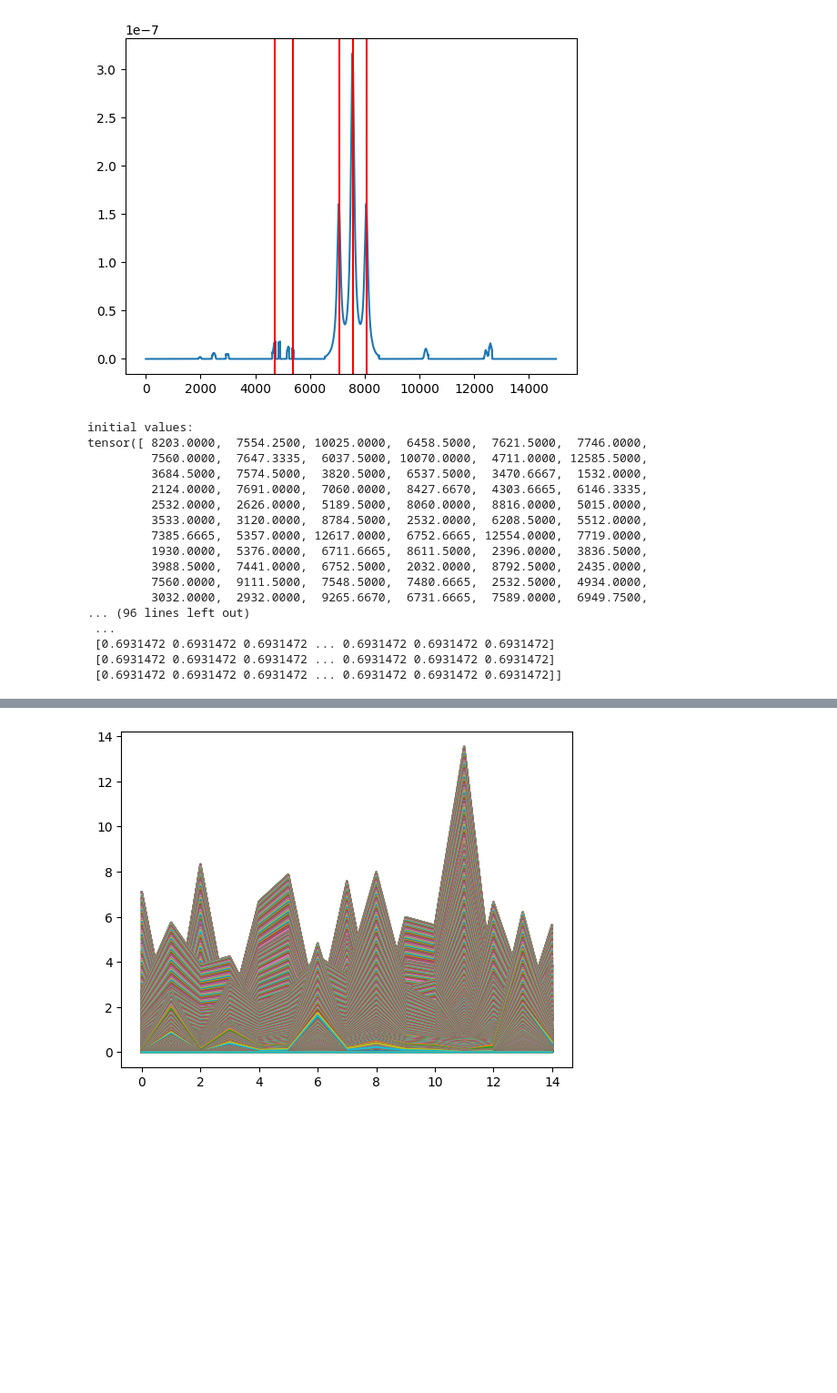
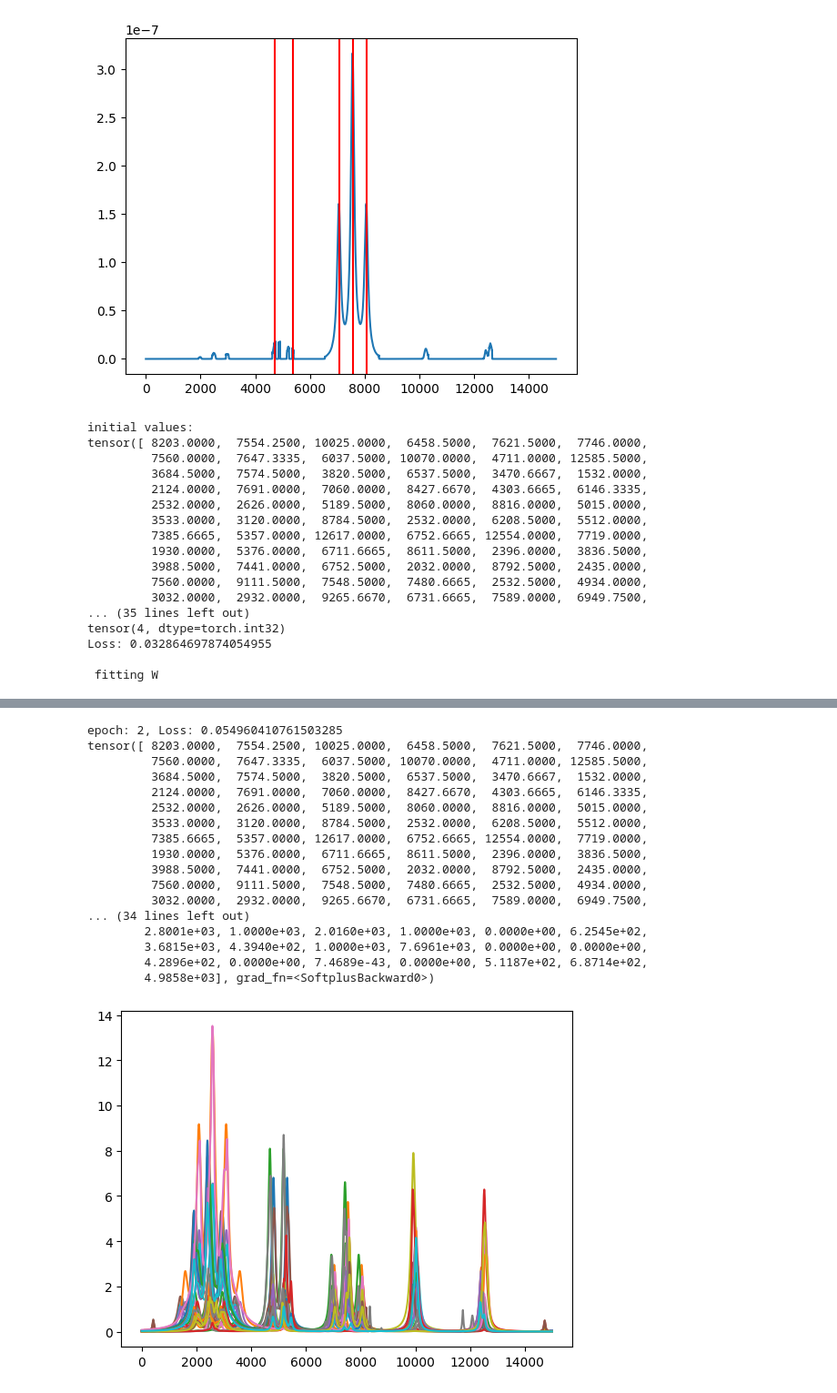
Before and after one commit to LucasEmcken/Bachelorprojekt, a Jupyter notebook: pipeline.ipynb, the cells around one changed output, grey strips where cells are left out. Shown at 91% size. Drawn from its saved outputs; the diff is of its cells as text; code cells hidden in the pictures; blank space fills up the shorter version.

```diff
--- a/pipeline.ipynb
+++ b/pipeline.ipynb
@@ -292,18 +292,18 @@ hypothesis = peak_hypothesis(diff_matrix)
 
 X_aligned = np.matmul(W_est, H_est)
 
-hardmodel = Hard_Model(X_aligned, hypothesis, mean_list, sigma_list, lr=10, alpha = 1e-3, factor=1, patience=1, min_imp=0.01)
+hardmodel = Hard_Model(X, hypothesis, mean_list, sigma_list, lr=10, alpha = 1e-3, factor=1, patience=1, min_imp=0.01)
 W, C = hardmodel.fit(verbose=True)
 
-plt.plot(hardmodel.X.detach().numpy())
-print("W:")
-print(W)
-for i, vec in enumerate(C):
-    plt.plot(vec*W[:,i])
-plt.title("C")
-plt.show()
+# plt.plot(hardmodel.X.detach().numpy())
+# print("W:")
+# print(W)
+# for i, vec in enumerate(C):
+#     plt.plot(vec*W[:,i])
+# plt.title("C")
+# plt.show()
 
-plt.plot(hardmodel.X.detach().numpy())
+plt.plot(hardmodel.X.T.detach().numpy())
 plt.plot(np.matmul(W,C).T)
 plt.show()
 # %% [output]
@@ -319,8 +319,8 @@ tensor([ 8203.0000,  7554.2500, 10025.0000,  6458.5000,  7621.5000,  7746.0000,
          3988.5000,  7441.0000,  6752.5000,  2032.0000,  8792.5000,  2435.0000,
          7560.0000,  9111.5000,  7548.5000,  7480.6665,  2532.5000,  4934.0000,
          3032.0000,  2932.0000,  9265.6670,  6731.6665,  7589.0000,  6949.7500,
-... (96 lines left out)
- ...
- [0.6931472 0.6931472 0.6931472 ... 0.6931472 0.6931472 0.6931472]
- [0.6931472 0.6931472 0.6931472 ... 0.6931472 0.6931472 0.6931472]
- [0.6931472 0.6931472 0.6931472 ... 0.6931472 0.6931472 0.6931472]]
+... (35 lines left out)
+tensor(4, dtype=torch.int32)
+Loss: 0.032864697874054955
+
+ fitting W
@@ -328,2 +331,19 @@ ValueError: operands could not be broadcast together with shapes (15000,) (15,)
+epoch: 2, Loss: 0.054960410761503285
+tensor([ 8203.0000,  7554.2500, 10025.0000,  6458.5000,  7621.5000,  7746.0000,
+         7560.0000,  7647.3335,  6037.5000, 10070.0000,  4711.0000, 12585.5000,
+         3684.5000,  7574.5000,  3820.5000,  6537.5000,  3470.6667,  1532.0000,
+         2124.0000,  7691.0000,  7060.0000,  8427.6670,  4303.6665,  6146.3335,
+         2532.0000,  2626.0000,  5189.5000,  8060.0000,  8816.0000,  5015.0000,
+         3533.0000,  3120.0000,  8784.5000,  2532.0000,  6208.5000,  5512.0000,
+         7385.6665,  5357.0000, 12617.0000,  6752.6665, 12554.0000,  7719.0000,
+         1930.0000,  5376.0000,  6711.6665,  8611.5000,  2396.0000,  3836.5000,
+         3988.5000,  7441.0000,  6752.5000,  2032.0000,  8792.5000,  2435.0000,
+         7560.0000,  9111.5000,  7548.5000,  7480.6665,  2532.5000,  4934.0000,
+         3032.0000,  2932.0000,  9265.6670,  6731.6665,  7589.0000,  6949.7500,
+... (34 lines left out)
+        2.8001e+03, 1.0000e+03, 2.0160e+03, 1.0000e+03, 0.0000e+00, 6.2545e+02,
+        3.6815e+03, 4.3940e+02, 1.0000e+03, 7.6961e+03, 0.0000e+00, 0.0000e+00,
+        4.2896e+02, 0.0000e+00, 7.4689e-43, 0.0000e+00, 5.1187e+02, 6.8714e+02,
+        4.9858e+03], grad_fn=<SoftplusBackward0>)
-[figure, old version]
+[figure, new version]
 # %%
```
Also changed, not shown: parts of 9 cells of this notebook.
